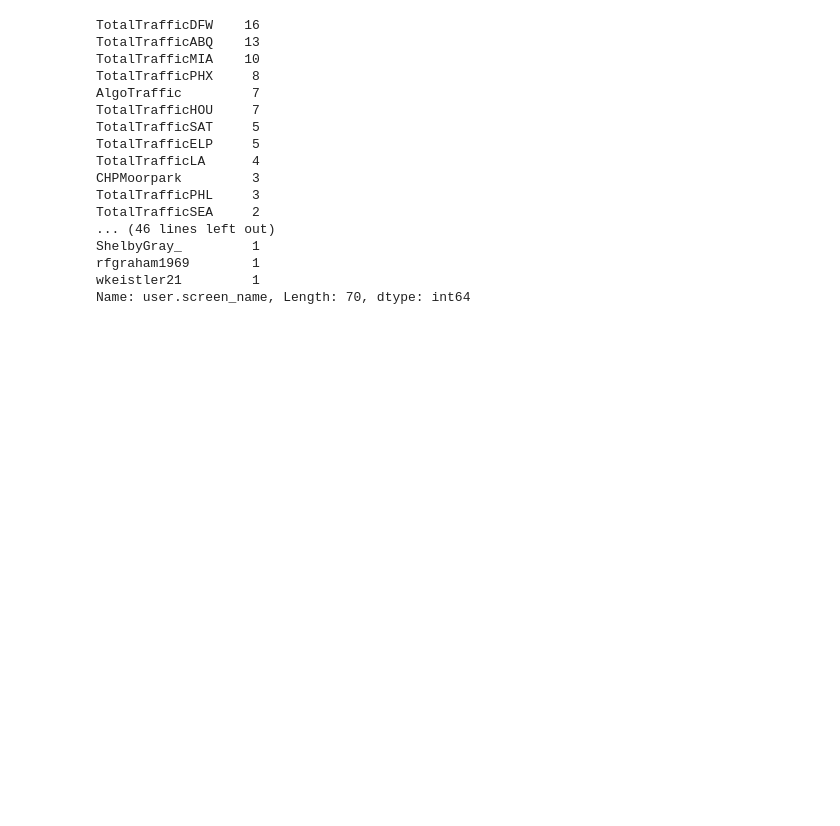
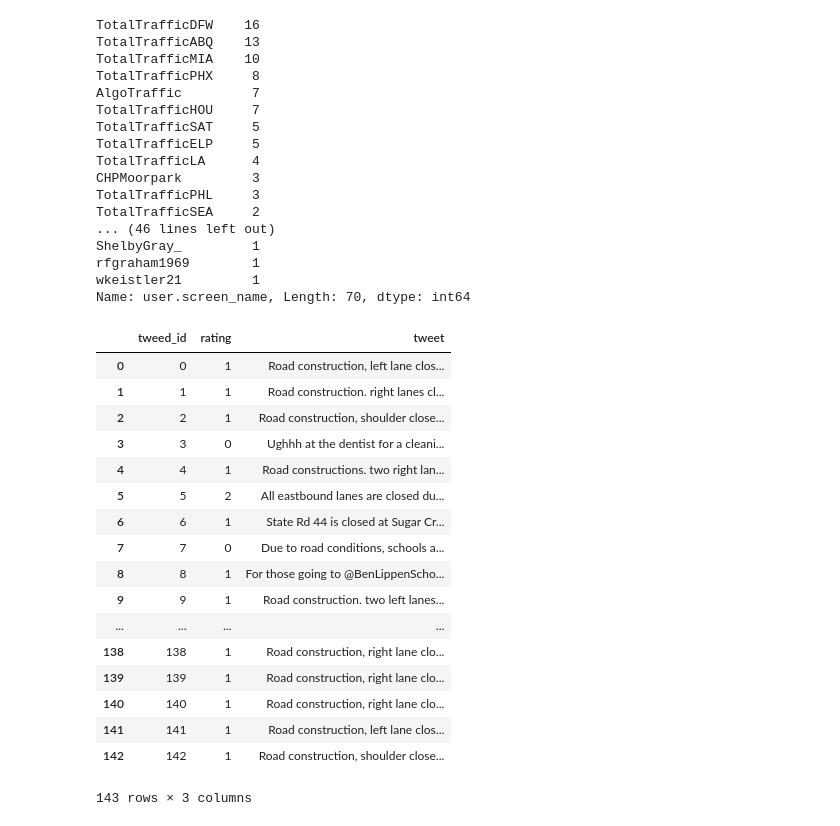
Before and after one commit to balak4/Optimizing-Evac-Routes, a Jupyter notebook: notebooks/AT_historical_tweets.ipynb, the cells around one changed output. Drawn from its saved outputs; the diff is of its cells as text; code cells hidden in the pictures; blank space fills up the shorter version.

```diff
--- a/notebooks/AT_historical_tweets.ipynb
+++ b/notebooks/AT_historical_tweets.ipynb
@@ -415,0 +442,23 @@ Name: user.screen_name, Length: 70, dtype: int64
+# %%
+# df = pd.read_csv("../data/twitter_corpus.csv")
+df = pd.read_csv("../data/twitter_corpus.csv", sep='\t', encoding='latin-1')
+df
+# %% [output]
+|  | tweed_id | rating | tweet |
+| 0 | 0 | 1 | Road construction, left lane clos... |
+| 1 | 1 | 1 | Road construction. right lanes cl... |
+| 2 | 2 | 1 | Road construction, shoulder close... |
+| 3 | 3 | 0 | Ughhh at the dentist for a cleani... |
+| 4 | 4 | 1 | Road constructions. two right lan... |
+| 5 | 5 | 2 | All eastbound lanes are closed du... |
+| 6 | 6 | 1 | State Rd 44 is closed at Sugar Cr... |
+| 7 | 7 | 0 | Due to road conditions, schools a... |
+| 8 | 8 | 1 | For those going to @BenLippenScho... |
+| 9 | 9 | 1 | Road construction. two left lanes... |
+| ... | ... | ... | ... |
+| 138 | 138 | 1 | Road construction, right lane clo... |
+| 139 | 139 | 1 | Road construction, right lane clo... |
+| 140 | 140 | 1 | Road construction, right lane clo... |
+| 141 | 141 | 1 | Road construction, left lane clos... |
+| 142 | 142 | 1 | Road construction, shoulder close... |
+143 rows × 3 columns
```
Also changed, not shown: parts of 4 cells of this notebook, 3 other files.
